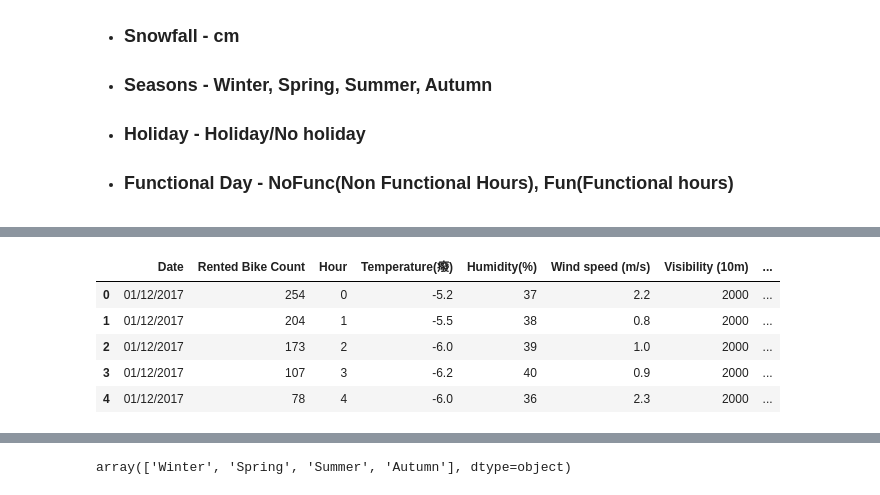
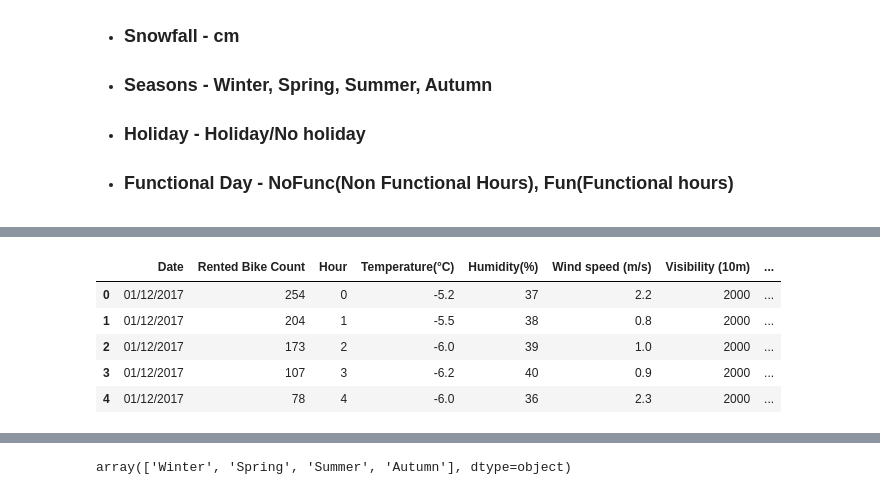
Before and after one commit to vanshika7-max/Bike-Sharing-Demand-Prediction, a Jupyter notebook: Vanshika_Raj_Bike_Sharing_Demand_Prediction_Capstone_Project.ipynb, the cells around one changed output, grey strips where cells are left out. Saved outputs shown, nothing was run; the diff lists cells and outputs as text; code cells hidden in the pictures.

```diff
--- a/Vanshika_Raj_Bike_Sharing_Demand_Prediction_Capstone_Project.ipynb
+++ b/Vanshika_Raj_Bike_Sharing_Demand_Prediction_Capstone_Project.ipynb
@@ -42,12 +42,12 @@ Mounted at /content/drive
 # %%
 # Load the dataset
-SeoulBikeData = pd.read_csv('/content/drive/MyDrive/AlmaBetter/Cohort Aravali/Module 4/Week 2/Day 1/SeoulBikeData.csv',sep=',',encoding='gbk')
+SeoulBikeData = pd.read_csv('/content/drive/MyDrive/AlmaBetter/Cohort Aravali/Module 4/Week 2/Day 1/SeoulBikeData.csv',sep=',',encoding='latin')
 
 
 # Print the first 5 rows of the dataframe.
 SeoulBikeData.head()
 # %% [output]
-|  | Date | Rented Bike Count | Hour | Temperature(癈) | Humidity(%) | Wind speed (m/s) | Visibility (10m) | ... |
+|  | Date | Rented Bike Count | Hour | Temperature(°C) | Humidity(%) | Wind speed (m/s) | Visibility (10m) | ... |
 | 0 | 01/12/2017 | 254 | 0 | -5.2 | 37 | 2.2 | 2000 | ... |
 | 1 | 01/12/2017 | 204 | 1 | -5.5 | 38 | 0.8 | 2000 | ... |
 | 2 | 01/12/2017 | 173 | 2 | -6.0 | 39 | 1.0 | 2000 | ... |
```
Also changed, not shown: parts of 17 cells of this notebook.
